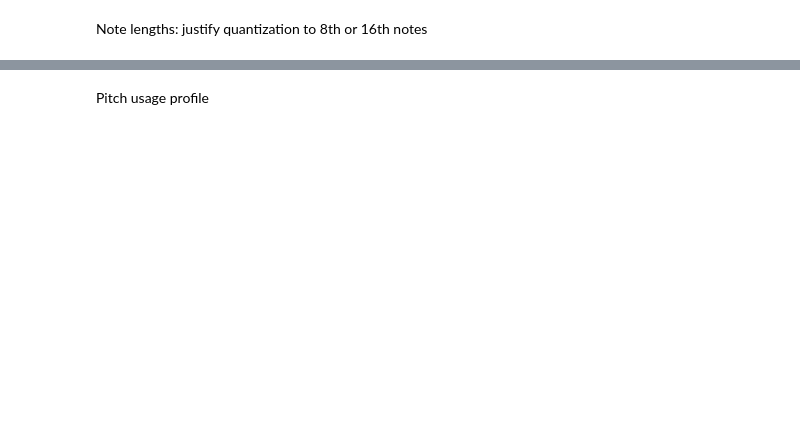
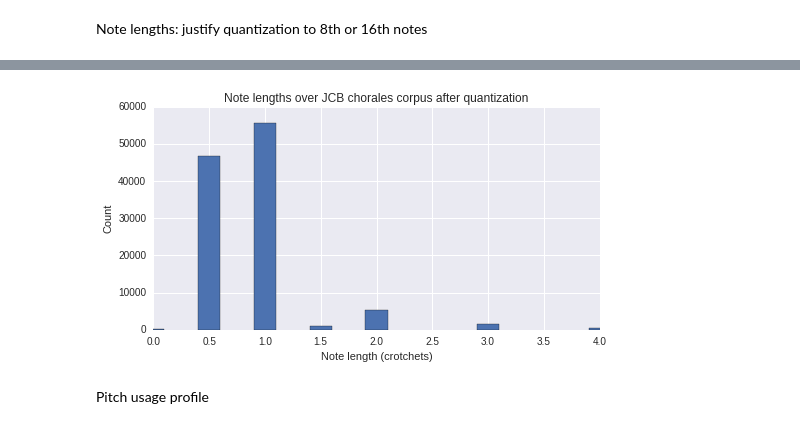
Before and after one commit to feynmanliang/mlsalt-thesis, a Jupyter notebook: notebooks/Corpus studies.ipynb, the cells around one changed output, grey strips where cells are left out. Saved outputs shown, nothing was run; the diff lists cells and outputs as text; code cells hidden in the pictures; blank space fills up the shorter version.

```diff
--- a/notebooks/Corpus studies.ipynb
+++ b/notebooks/Corpus studies.ipynb
@@ -147,3 +167,17 @@ plt.show()
+# %%
+plt.figure(figsize=(8,4))
+
+data, xTicks, _ = graph.PlotHistogramQuarterLength(catalog_transpose_quantize)._extractData()
+plt.bar(*zip(*data), width=0.2, align='center')
+plt.xlabel('Note length (crotchets)')
+plt.xlim(0,4)
+plt.ylabel('Count')
+plt.title('Note lengths over JCB chorales corpus after quantization')
+
+plt.savefig('note-lengths-quantized.png')
+plt.show()
+# %% [output]
+[figure, added]
 # %% [markdown]
 Pitch usage profile
 # %%
```
Also changed, not shown: parts of 12 cells of this notebook, 12 other files.
